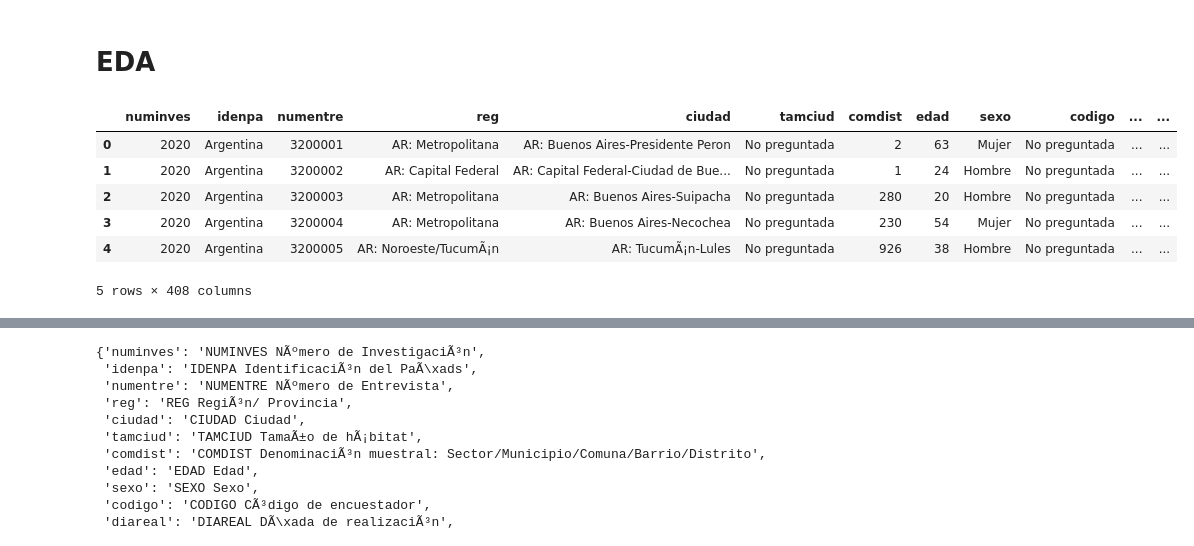
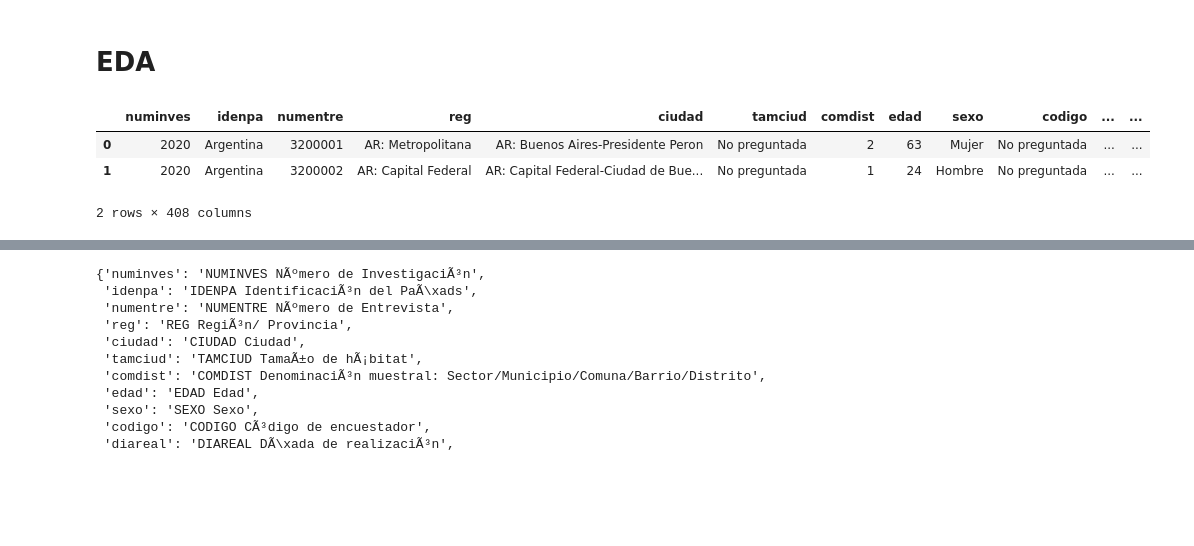
Before and after one commit to LCaravaggio/ClaseFelicidad_Maestria, a Jupyter notebook: Felicidad.ipynb, the cells around one changed output, grey strips where cells are left out. Cells and saved outputs as stored; diff of their text form; code cells hidden in the pictures; blank space fills up the shorter version.

```diff
--- a/Felicidad.ipynb
+++ b/Felicidad.ipynb
@@ -18,15 +15,12 @@ import numpy as np
 # %%
 df = pd.read_stata('/content/drive/MyDrive/Latinobarometro_2020_Esp_Stata_v1_0.dta')
 # %%
-df.head()
+df.head(2)
 # %% [output]
 |  | numinves | idenpa | numentre | reg | ciudad | tamciud | comdist | edad | sexo | codigo | ... | ... |
 | 0 | 2020 | Argentina | 3200001 | AR: Metropolitana | AR: Buenos Aires-Presidente Peron | No preguntada | 2 | 63 | Mujer | No preguntada | ... | ... |
 | 1 | 2020 | Argentina | 3200002 | AR: Capital Federal | AR: Capital Federal-Ciudad de Bue... | No preguntada | 1 | 24 | Hombre | No preguntada | ... | ... |
-| 2 | 2020 | Argentina | 3200003 | AR: Metropolitana | AR: Buenos Aires-Suipacha | No preguntada | 280 | 20 | Hombre | No preguntada | ... | ... |
-| 3 | 2020 | Argentina | 3200004 | AR: Metropolitana | AR: Buenos Aires-Necochea | No preguntada | 230 | 54 | Mujer | No preguntada | ... | ... |
-| 4 | 2020 | Argentina | 3200005 | AR: Noroeste/TucumÃ¡n | AR: TucumÃ¡n-Lules | No preguntada | 926 | 38 | Hombre | No preguntada | ... | ... |
-5 rows × 408 columns
+2 rows × 408 columns
 # %%
 df.shape
 # %% [output]
```
Also changed, not shown: parts of 7 cells of this notebook.
